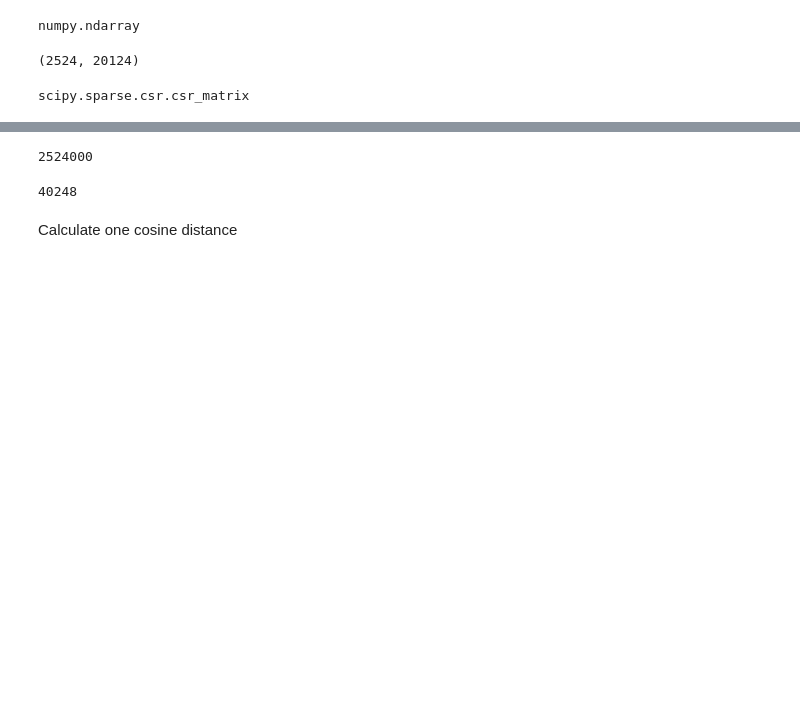
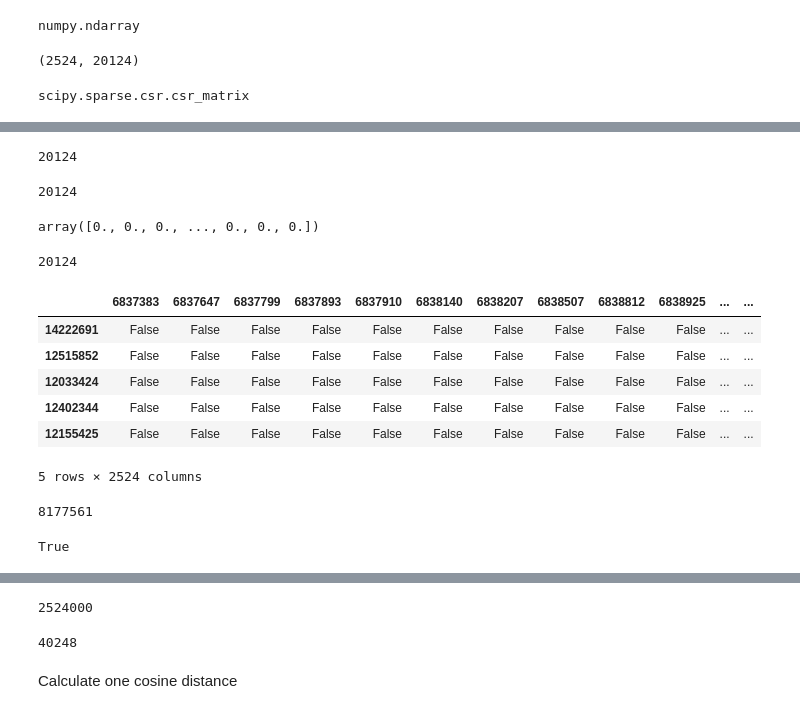
Before and after one commit to susumu2357/US-patent-analysis, a Jupyter notebook: notebook/Light_GBM.ipynb, the cells around one changed output, grey strips where cells are left out. Saved outputs shown, nothing was run; the diff lists cells and outputs as text; code cells hidden in the pictures; blank space fills up the shorter version.

```diff
--- a/notebook/Light_GBM.ipynb
+++ b/notebook/Light_GBM.ipynb
@@ -577,0 +599,41 @@ MemoryError:
+# %%
+len(grant_df.loc[label_df.iloc[0].idxmax()].values)
+# %% [output]
+20124
+# %%
+len(vocab)
+# %% [output]
+20124
+# %%
+app_df.iloc[0].values+grant_df.loc[label_df.iloc[0].idxmax()].values
+# %% [output]
+array([0., 0., 0., ..., 0., 0., 0.])
+# %%
+len(app_df.iloc[0].values+grant_df.loc[label_df.iloc[0].idxmax()].values)
+# %% [output]
+20124
+# %%
+def create_training_label_df():
+    training_label_df = pd.DataFrame(columns=grants_target_df.parsed.values, dtype=np.bool)
+    for appid in training_app_df.app_id:
+        set_one_answer_appid(training_label_df, appid)
+    return training_label_df
+# %%
+training_label_df = create_training_label_df()
+training_label_df.head()
+# %% [output]
+|  | 6837383 | 6837647 | 6837799 | 6837893 | 6837910 | 6838140 | 6838207 | 6838507 | 6838812 | 6838925 | ... | ... |
+| 14222691 | False | False | False | False | False | False | False | False | False | False | ... | ... |
+| 12515852 | False | False | False | False | False | False | False | False | False | False | ... | ... |
+| 12033424 | False | False | False | False | False | False | False | False | False | False | ... | ... |
+| 12402344 | False | False | False | False | False | False | False | False | False | False | ... | ... |
+| 12155425 | False | False | False | False | False | False | False | False | False | False | ... | ... |
+5 rows × 2524 columns
+# %%
+training_label_df.iloc[0].idxmax()
+# %% [output]
+8177561
+# %%
+training_label_df.iloc[0][training_label_df.iloc[0].idxmax()]
+# %% [output]
+True
```
Also changed, not shown: parts of 12 cells of this notebook.
